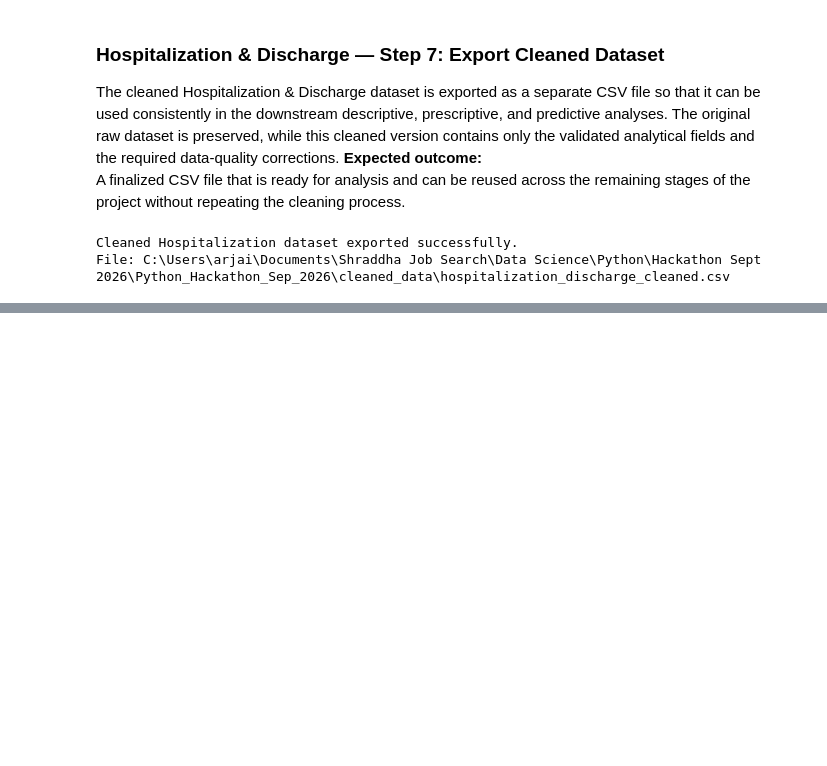
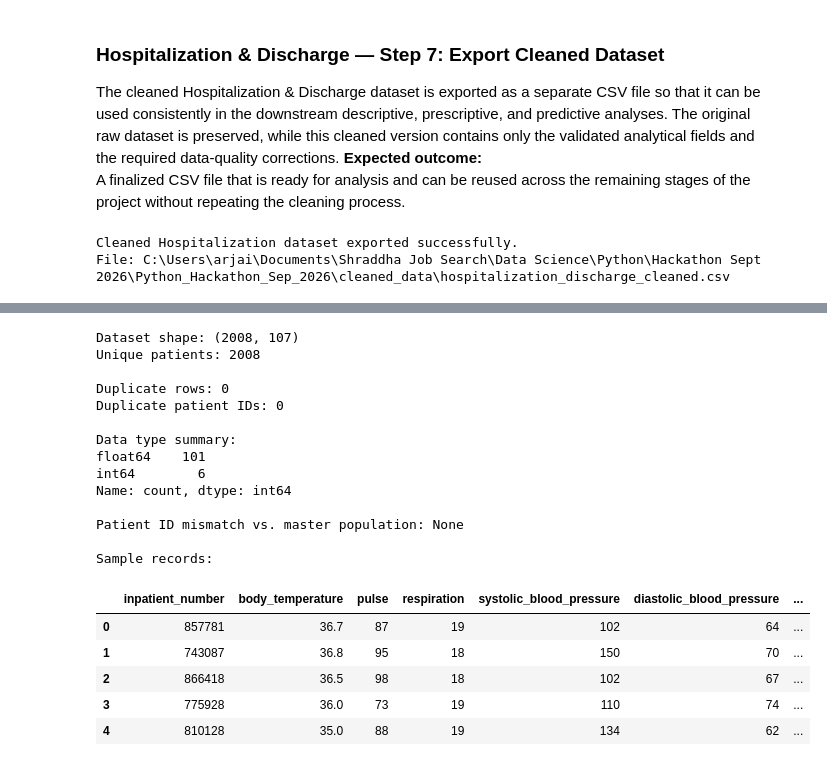
Before and after one commit to shraddhaparakh/Team11_PyInsights_Python-Hackathon-_SEP2026, a Jupyter notebook: 1.Data Cleaning_Shraddha.ipynb, the cells around one changed output, grey strips where cells are left out. Saved outputs shown, nothing was run; the diff lists cells and outputs as text; code cells hidden in the pictures; blank space fills up the shorter version.

Commit message:
Add files via upload
Intro for cleaning, demography, hospitalization& discharge, labs cleaned

```diff
--- a/1.Data Cleaning_Shraddha.ipynb
+++ b/1.Data Cleaning_Shraddha.ipynb
@@ -1205,0 +1187,23 @@ Current shape: (2008, 21)
+# %%
+readmit_contradictions = hospitalization[
+    (hospitalization["re_admission_within_6_months"]==0) & (hospitalization["readmission_time_days_from_admission"]<=180)]
+ed_contradictions = hospitalization[
+    (hospitalization["return_to_emergency_department_within_6_months"]==0) & (hospitalization["time_to_emergency_department_within_6_months"]<=180)]
+outcome_destination_mismatch = hospitalization[
+    ((hospitalization["outcome_during_hospitalization"]=="Alive") & (hospitalization["destination_discharge"]=="Died")) |
+    ((hospitalization["outcome_during_hospitalization"]=="Dead") & (hospitalization["destination_discharge"]!="Died"))]
+
+event_time_missing = set()
+for flag, timecol in [("death_within_6_months","time_of_death_days_from_admission"),
+                        ("death_within_3_months","time_of_death_days_from_admission"),
+                        ("re_admission_within_6_months","readmission_time_days_from_admission"),
+                        ("return_to_emergency_department_within_6_months","time_to_emergency_department_within_6_months")]:
+    event_time_missing |= set(hospitalization.loc[(hospitalization[flag]==1) & (hospitalization[timecol].isna()), "inpatient_number"])
+
+hospitalization["outcome_destination_flag"] = hospitalization["inpatient_number"].isin(outcome_destination_mismatch["inpatient_number"])
+hospitalization["event_time_missing_flag"] = hospitalization["inpatient_number"].isin(event_time_missing)
+hospitalization["event_time_contradiction_flag"] = hospitalization["inpatient_number"].isin(
+    set(readmit_contradictions["inpatient_number"]) | set(ed_contradictions["inpatient_number"]))
+
+print(hospitalization.shape)
+print(hospitalization[["outcome_destination_flag","event_time_missing_flag","event_time_contradiction_flag"]].sum())
@@ -1320,0 +1339,39 @@ Exported unique patients: 2008
+# %%
+print("Dataset shape:", labs.shape)
+print("Unique patients:", labs["inpatient_number"].nunique())
+
+print("\nDuplicate rows:", labs.duplicated().sum())
+print("Duplicate patient IDs:", labs["inpatient_number"].duplicated().sum())
+
+print("\nData type summary:")
+print(labs.dtypes.value_counts())
+
+master_ids = set(hospitalization["inpatient_number"])
+diff = set(labs["inpatient_number"]) ^ master_ids
+print("\nPatient ID mismatch vs. master population:", diff if diff else "None")
+
+print("\nSample records:")
+display(labs.head())
+
+datasets["Labs"] = labs
+# %% [output]
+Dataset shape: (2008, 107)
+Unique patients: 2008
+
+Duplicate rows: 0
+Duplicate patient IDs: 0
+
+Data type summary:
+float64    101
+int64        6
+Name: count, dtype: int64
+
+Patient ID mismatch vs. master population: None
+
+Sample records:
+|  | inpatient_number | body_temperature | pulse | respiration | systolic_blood_pressure | diastolic_blood_pressure | ... |
+| 0 | 857781 | 36.7 | 87 | 19 | 102 | 64 | ... |
+| 1 | 743087 | 36.8 | 95 | 18 | 150 | 70 | ... |
+| 2 | 866418 | 36.5 | 98 | 18 | 102 | 67 | ... |
+| 3 | 775928 | 36.0 | 73 | 19 | 110 | 74 | ... |
+| 4 | 810128 | 35.0 | 88 | 19 | 134 | 62 | ... |
```
Also changed, not shown: parts of 27 cells of this notebook.
